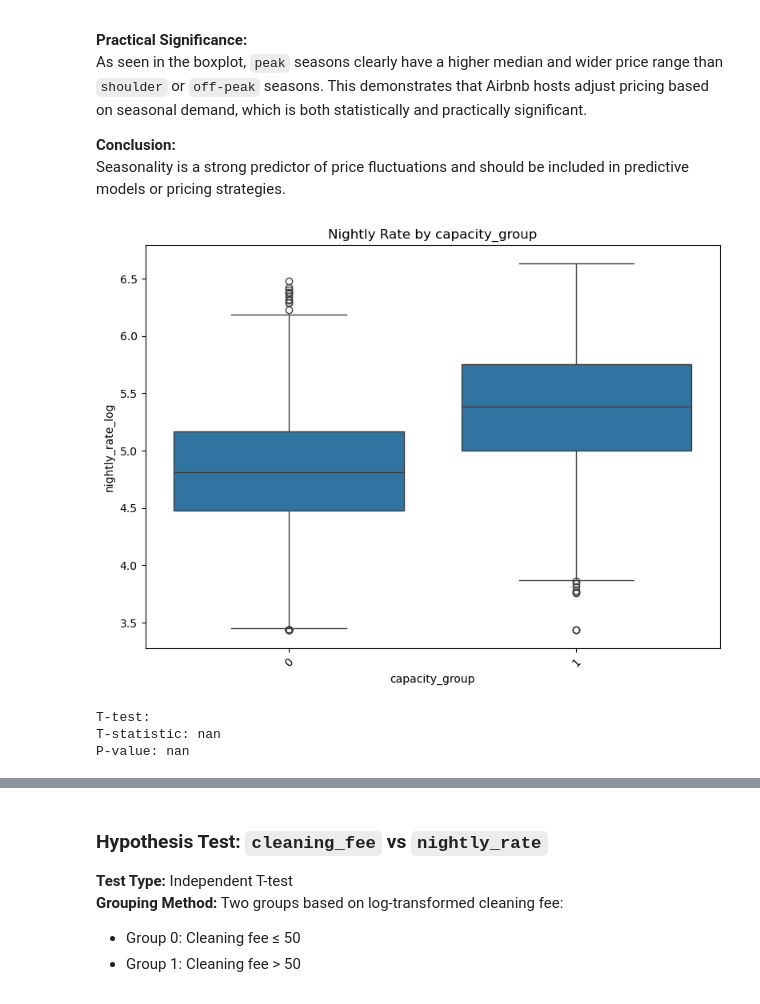
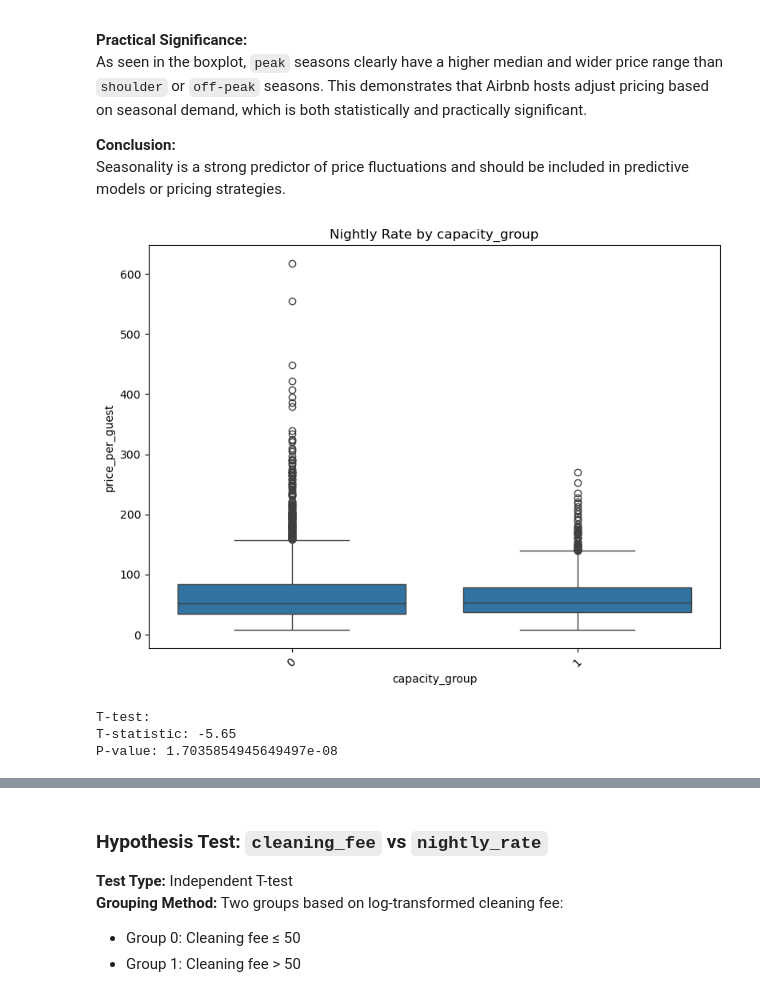
Before and after one commit to ychia112/Airbnb-Data-Mining-Project, a Jupyter notebook: notebooks/02_Statistical_Analysis.ipynb, the cells around one changed output, grey strips where cells are left out. Saved outputs shown, nothing was run; the diff lists cells and outputs as text; code cells hidden in the pictures.

Commit message:
0509 02_Statistical_Analysis update hypothesis test

```diff
--- a/notebooks/02_Statistical_Analysis.ipynb
+++ b/notebooks/02_Statistical_Analysis.ipynb
@@ -124,15 +119,16 @@ As seen in the boxplot, `peak` seasons clearly have a higher median and wider pr
 **Conclusion:**
 Seasonality is a strong predictor of price fluctuations and should be included in predictive models or pricing strategies.
 # %%
-df["capacity_group"] = (df["guest_capacity"] >= 4).astype(int)
+df["capacity_group"] = df["guest_capacity"].isin([2, 4]).astype(int)
+df["price_per_guest"] = df["nightly_rate"] / df["guest_capacity"]
 
-high_capacity = df[df["capacity_group"] == 1]["nightly_rate_log"]
-low_capacity = df[df["capacity_group"] == 0]["nightly_rate_log"]
+popular_capacity = df[df["capacity_group"] == 1]["price_per_guest"]
+rare_capacity = df[df["capacity_group"] == 0]["price_per_guest"]
 
-plot_group_distributions(df, target, "capacity_group")
-ttest(df, high_capacity, low_capacity)
+plot_group_distributions(df, df["price_per_guest"], "capacity_group")
+ttest(df,popular_capacity, rare_capacity)
 # %% [output]
-[figure, old version]
+[figure, new version]
 T-test:
-T-statistic: nan
-P-value: nan
+T-statistic: -5.65
+P-value: 1.7035854945649497e-08
```
Also changed, not shown: parts of 12 cells of this notebook.
